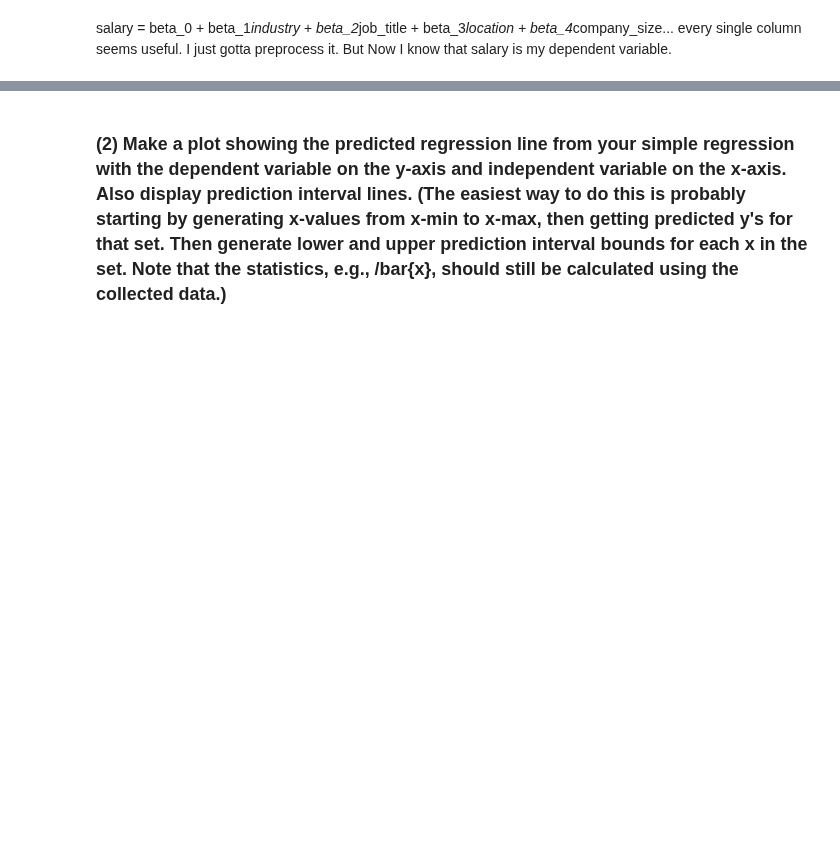
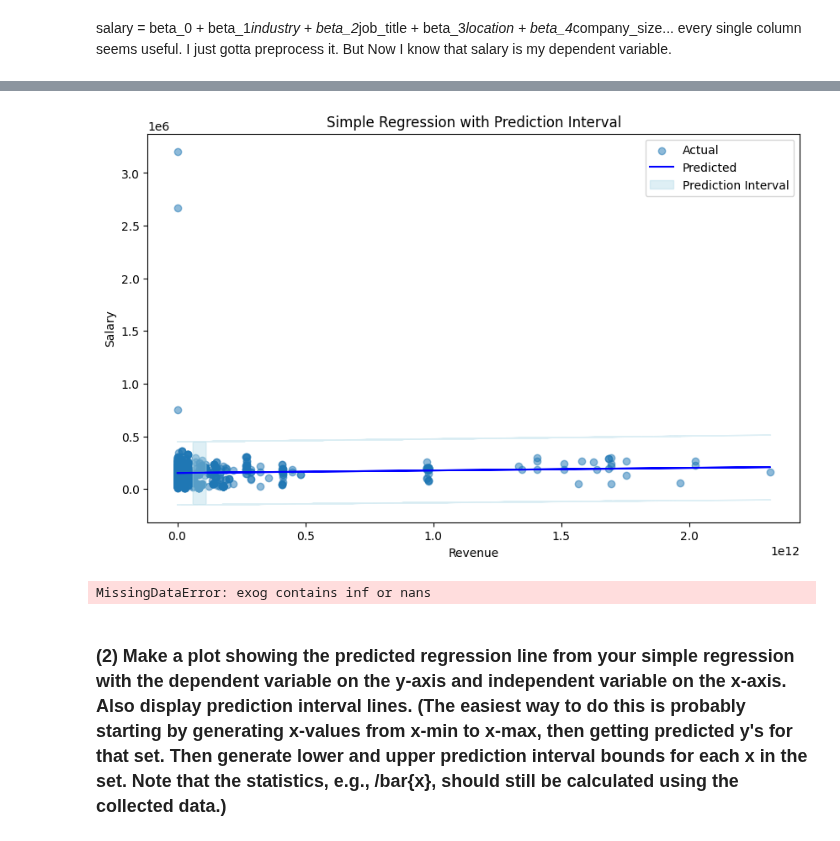
Before and after one commit to IanTaiAhn/econ6550, a Jupyter notebook: colab_assignments/Google_Colab_Assignment_8.ipynb, the cells around one changed output, grey strips where cells are left out. Drawn from its saved outputs; the diff is of its cells as text; code cells hidden in the pictures; blank space fills up the shorter version.

```diff
--- a/colab_assignments/Google_Colab_Assignment_8.ipynb
+++ b/colab_assignments/Google_Colab_Assignment_8.ipynb
@@ -382,0 +598,11 @@ strong multicollinearity problems or that the design matrix is singular.
+# %%
+# Simple regression
+df_clean = df[["revenue_num", "salary_num"]].replace([np.inf, -np.inf], np.nan).dropna()
+# Define X and y
+X_simple = sm.add_constant(df_clean["revenue_num"])
+y_simple = df_clean["salary_num"]
+
+# Fit model
+model_simple = sm.OLS(y_simple, X_simple).fit()
+pred_simple = model_simple.get_prediction(X_simple)
+intervals_simple = pred_simple.summary_frame(alpha=0.05)
@@ -383,3 +646,28 @@ strong multicollinearity problems or that the design matrix is singular.
+# %%
+import matplotlib.pyplot as plt
+
+plt.figure(figsize=(10, 6))
+plt.scatter(df_clean["revenue_num"], df_clean["salary_num"], label="Actual", alpha=0.5)
+plt.plot(df_clean["revenue_num"], intervals_simple["mean"], color="blue", label="Predicted")
+plt.fill_between(df_clean["revenue_num"],
+                 intervals_simple["obs_ci_lower"],
+                 intervals_simple["obs_ci_upper"],
+                 color="lightblue", alpha=0.4, label="Prediction Interval")
+plt.xlabel("Revenue")
+plt.ylabel("Salary")
+plt.title("Simple Regression with Prediction Interval")
+plt.legend()
+plt.show()
+# %% [output]
+[figure, added]
+# %%
+# Multiple regression
+X_multi = sm.add_constant(df[["revenue_num", "company_size_num", "days_since_post"]])
+model_multi = sm.OLS(y, X_multi).fit()
+pred_multi = model_multi.get_prediction(X_multi)
+intervals_multi = pred_multi.summary_frame(alpha=0.05)
+# %% [output]
+MissingDataError: exog contains inf or nans
 # %% [markdown]
 <h3>(2) Make a plot showing the predicted regression line from your simple regression with the dependent variable on the y-axis and independent variable on the x-axis. Also display prediction interval lines. (The easiest way to do this is probably starting by generating x-values from x-min to x-max, then getting predicted y's for that set. Then generate lower and upper prediction interval bounds for each x in the set. Note that the statistics, e.g., /bar{x}, should still be calculated using the collected data.)</h3>
 # %%
```
Also changed, not shown: parts of 24 cells of this notebook.
